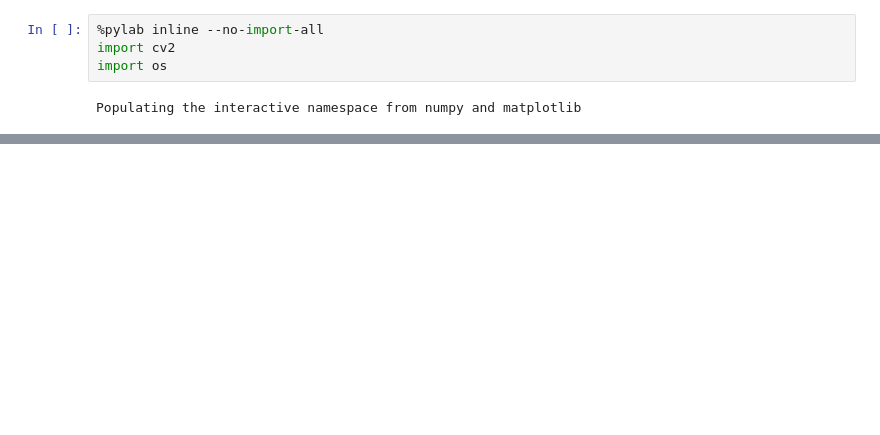
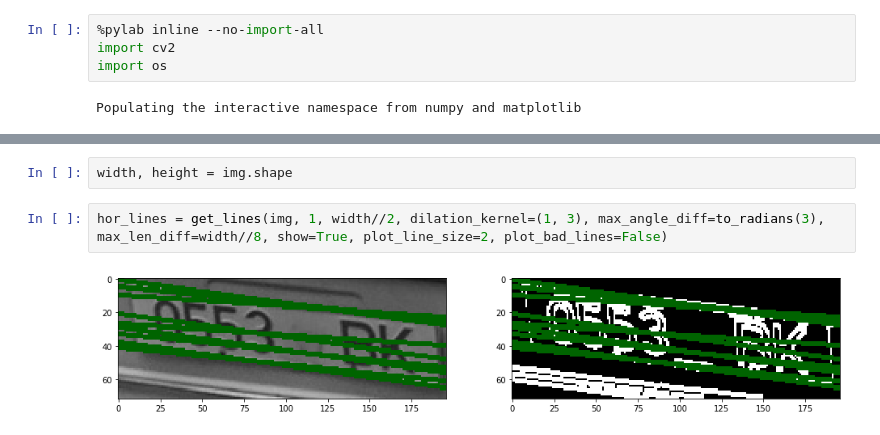
Before and after one commit to ddaletski/Lpr-experiments, a Jupyter notebook: borders.ipynb, the cells around one changed output, grey strips where cells are left out. Saved outputs shown, nothing was run; the diff lists cells and outputs as text; blank space fills up the shorter version.

```diff
--- a/borders.ipynb
+++ b/borders.ipynb
@@ -111 +117,7 @@ ax2.imshow(edges_copy)
+# %%
+width, height = img.shape
+# %%
+hor_lines = get_lines(img, 1, width//2, dilation_kernel=(1, 3), max_angle_diff=to_radians(3), max_len_diff=width//8, show=True, plot_line_size=2, plot_bad_lines=False)
+# %% [output]
+[figure, added]
 # %%
```
Also changed, not shown: parts of 10 cells of this notebook.
